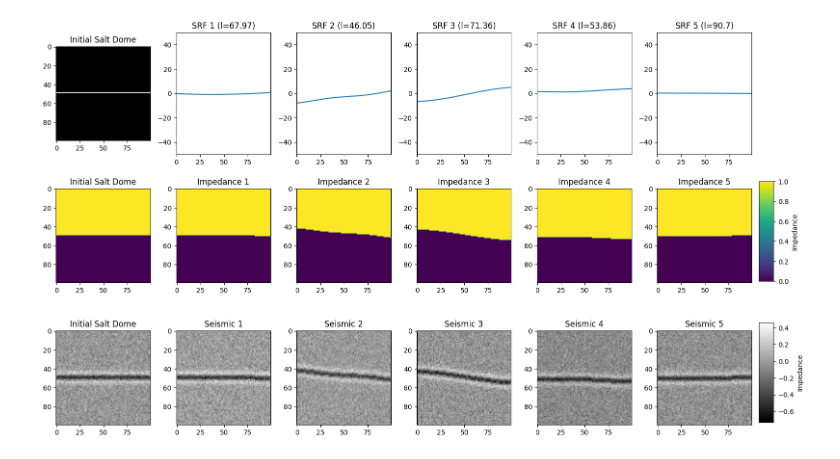
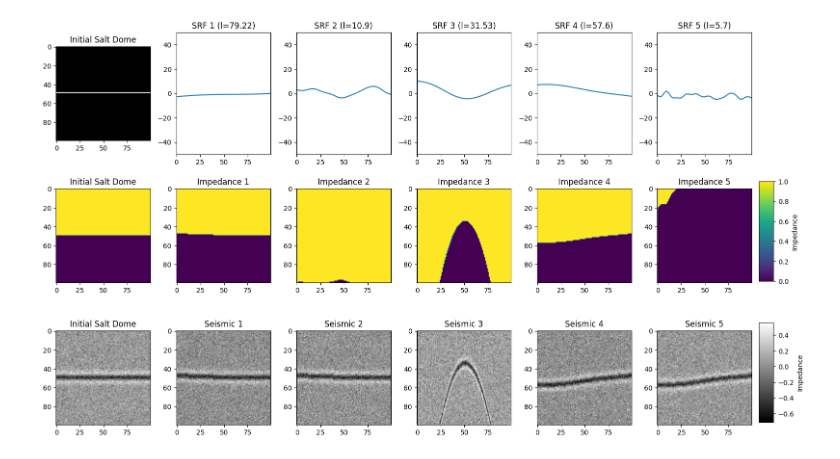
Before and after one commit to csc7/Probabilistic_Programming, a Jupyter notebook: Example_05_Impedance_and_Seismic_Models_Training_Data.ipynb, the cells around one changed output. Saved outputs shown, nothing was run; the diff lists cells and outputs as text; code cells hidden in the pictures.

```diff
--- a/Example_05_Impedance_and_Seismic_Models_Training_Data.ipynb
+++ b/Example_05_Impedance_and_Seismic_Models_Training_Data.ipynb
@@ -97,8 +97,10 @@ len_max = 100
 
 # Generation of Structures
 
-# Flat structures
+
 for i in range(num_realizations):
+
+    #### Flat structures
 
     # Run SRF with added initial structure as the base
     len_sc = np.random.uniform(len_min , len_max)
@@ -132,8 +134,8 @@ for i in range(num_realizations):
     realizations_seismic.append(dn)
 
 
-# Dipping structures
-for i in range(num_realizations):
+    #### Dipping structures
+
     # Run SRF with added initial structure as the base
     len_sc = np.random.uniform(len_min , len_max)
     model = gs.Gaussian(dim=1, var=variance, len_scale=len_sc)
@@ -171,8 +173,7 @@ for i in range(num_realizations):
     realizations_seismic.append(dn)
 
 
-# Dome structuress
-for i in range(num_realizations):
+    ##### Dome structuress
 
     # Run SRF with added initial structure as the base
     len_sc = np.random.uniform(len_min , len_max)
@@ -226,36 +227,34 @@ for i, realization in enumerate(realizations_SRF[0:5]):
 
 # Second row, impedance realizations
 axes[1, 0].imshow(initial_structure, cmap="viridis")
 axes[1, 0].set_title("Initial Salt Dome")
 
 for i in range (5):
     axes[1, i+1].imshow(realizations_impedance[i], cmap="viridis")
     axes[1, i+1].set_title(f"Impedance {i+1}")
 
 # Third row, seismic realizations
 axes[2, 0].imshow(initial_dn, cmap="gray")
 axes[2, 0].set_title("Initial Salt Dome")
 
 for i, realization in enumerate(realizations_seismic[0:5]):
     axes[2, i+1].imshow(realization, cmap="gray")
     axes[2, i+1].set_title(f"Seismic {i+1}")
 
-
 # Colorbar for impedance
 cbar_ax_imp = fig.add_axes([1.0, 0.385, 0.02, 0.23])  # [left, bottom, width, height]
 cbar_imp = fig.colorbar(axes[1, 1].images[0], cax=cbar_ax_imp, orientation='vertical')
 cbar_imp.set_label('Impedance')
 
 # Colorbar for seismic
 cbar_ax_seis = fig.add_axes([1.0, 0.06, 0.02, 0.23])  # [left, bottom, width, height]
 cbar_imp = fig.colorbar(axes[2, 1].images[0], cax=cbar_ax_seis, orientation='vertical')
 cbar_imp.set_label('Impedance')
 
-
 plt.tight_layout()
 plt.show()
 # %% [output]
-[figure, old version]
+[figure, new version]
 # %%
 # Save data
 
```
